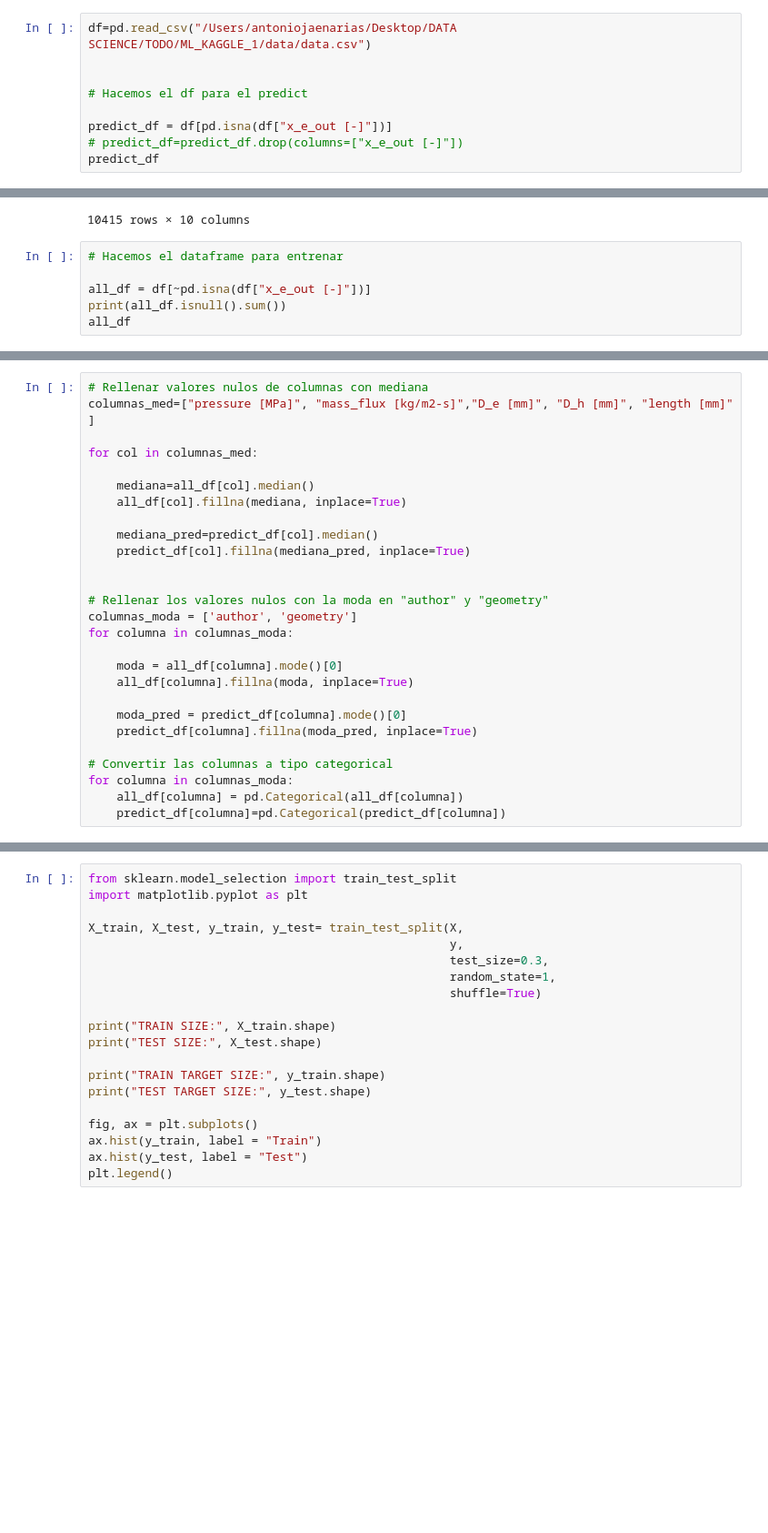
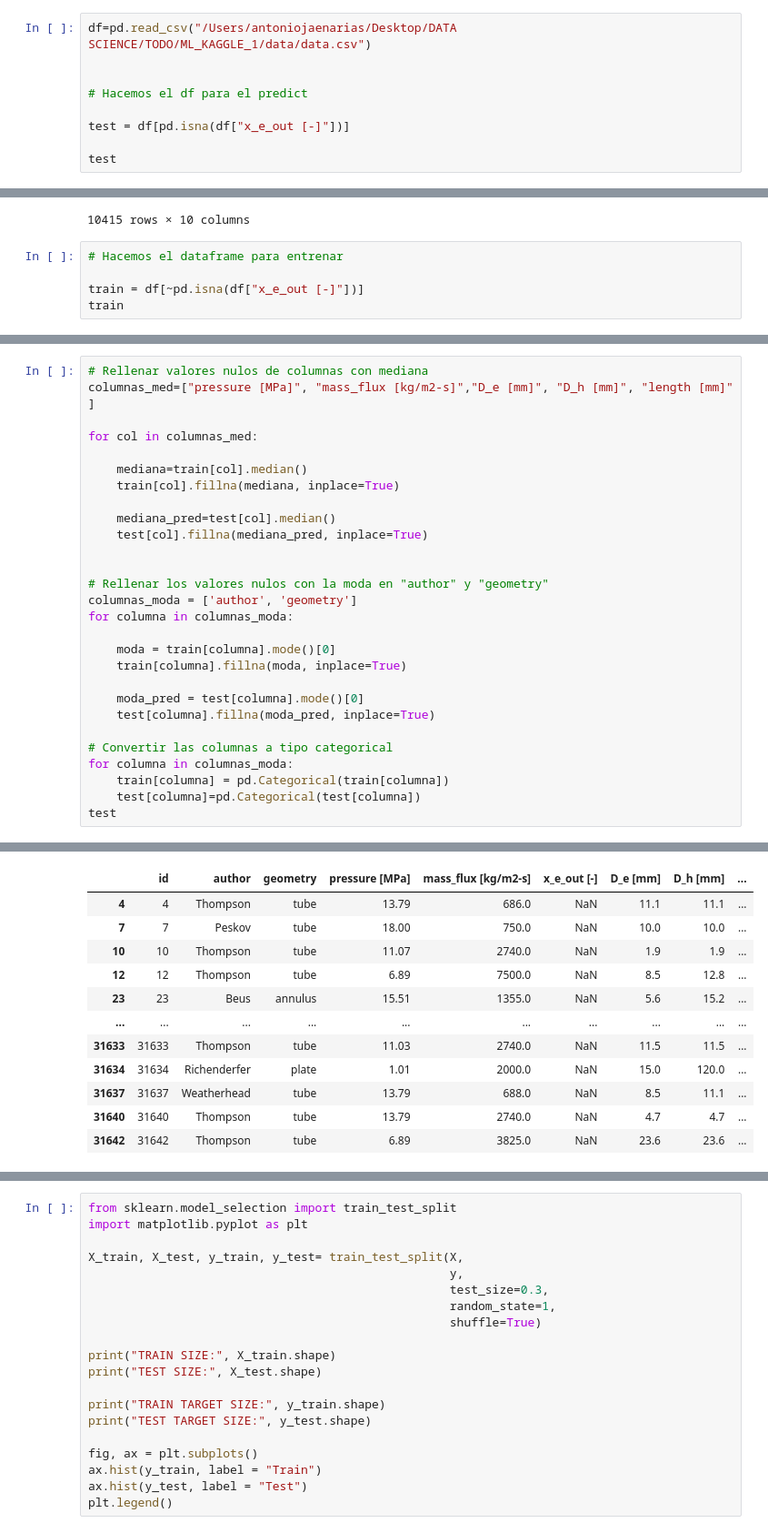
Before and after one commit to antoja97/ML_KAGGLE_1, a Jupyter notebook: notebooks/modelos.ipynb, the cells around one changed output, grey strips where cells are left out. Shown at 91% size. Cells and saved outputs as stored; diff of their text form; blank space fills up the shorter version.

```diff
--- a/notebooks/modelos.ipynb
+++ b/notebooks/modelos.ipynb
@@ -7,9 +7,9 @@ df=pd.read_csv("/Users/antoniojaenarias/Desktop/DATA SCIENCE/TODO/ML_KAGGLE_1/da
 
 # Hacemos el df para el predict
 
-predict_df = df[pd.isna(df["x_e_out [-]"])]
-# predict_df=predict_df.drop(columns=["x_e_out [-]"])
-predict_df
+test = df[pd.isna(df["x_e_out [-]"])]
+
+test
 # %% [output]
 |  | id | author | geometry | pressure [MPa] | mass_flux [kg/m2-s] | x_e_out [-] | D_e [mm] | D_h [mm] | ... |
 | 4 | 4 | NaN | tube | 13.79 | 686.0 | NaN | 11.1 | 11.1 | ... |
@@ -27,7 +27,6 @@ predict_df
 # %%
 # Hacemos el dataframe para entrenar
 
-all_df = df[~pd.isna(df["x_e_out [-]"])]
-print(all_df.isnull().sum())
-all_df
+train = df[~pd.isna(df["x_e_out [-]"])]
+train
 # %% [output]
@@ -61,42 +49,55 @@ columnas_med=["pressure [MPa]", "mass_flux [kg/m2-s]","D_e [mm]", "D_h [mm]", "l
 
 for col in columnas_med:
 
-    mediana=all_df[col].median()
-    all_df[col].fillna(mediana, inplace=True)
+    mediana=train[col].median()
+    train[col].fillna(mediana, inplace=True)
 
-    mediana_pred=predict_df[col].median()
-    predict_df[col].fillna(mediana_pred, inplace=True)
+    mediana_pred=test[col].median()
+    test[col].fillna(mediana_pred, inplace=True)
 
 
 # Rellenar los valores nulos con la moda en "author" y "geometry"
 columnas_moda = ['author', 'geometry']
 for columna in columnas_moda:
 
-    moda = all_df[columna].mode()[0]
-    all_df[columna].fillna(moda, inplace=True)
+    moda = train[columna].mode()[0]
+    train[columna].fillna(moda, inplace=True)
 
-    moda_pred = predict_df[columna].mode()[0]
-    predict_df[columna].fillna(moda_pred, inplace=True)
+    moda_pred = test[columna].mode()[0]
+    test[columna].fillna(moda_pred, inplace=True)
 
 # Convertir las columnas a tipo categorical
 for columna in columnas_moda:
-    all_df[columna] = pd.Categorical(all_df[columna])
-    predict_df[columna]=pd.Categorical(predict_df[columna])
+    train[columna] = pd.Categorical(train[columna])
+    test[columna]=pd.Categorical(test[columna])
+test
 # %% [output]
 A value is trying to be set on a copy of a slice from a DataFrame
 
 See the caveats in the documentation: https://pandas.pydata.org/pandas-docs/stable/user_guide/indexing.html#returning-a-view-versus-a-copy
   return self._update_inplace(result)
 A value is trying to be set on a copy of a slice from a DataFrame
 
 See the caveats in the documentation: https://pandas.pydata.org/pandas-docs/stable/user_guide/indexing.html#returning-a-view-versus-a-copy
   return self._update_inplace(result)
 A value is trying to be set on a copy of a slice from a DataFrame
 
 See the caveats in the documentation: https://pandas.pydata.org/pandas-docs/stable/user_guide/indexing.html#returning-a-view-versus-a-copy
   return self._update_inplace(result)
 ... (32 lines left out)
 A value is trying to be set on a copy of a slice from a DataFrame.
 Try using .loc[row_indexer,col_indexer] = value instead
 
 See the caveats in the documentation: https://pandas.pydata.org/pandas-docs/stable/user_guide/indexing.html#returning-a-view-versus-a-copy
+|  | id | author | geometry | pressure [MPa] | mass_flux [kg/m2-s] | x_e_out [-] | D_e [mm] | D_h [mm] | ... |
+| 4 | 4 | Thompson | tube | 13.79 | 686.0 | NaN | 11.1 | 11.1 | ... |
+| 7 | 7 | Peskov | tube | 18.00 | 750.0 | NaN | 10.0 | 10.0 | ... |
+| 10 | 10 | Thompson | tube | 11.07 | 2740.0 | NaN | 1.9 | 1.9 | ... |
+| 12 | 12 | Thompson | tube | 6.89 | 7500.0 | NaN | 8.5 | 12.8 | ... |
+| 23 | 23 | Beus | annulus | 15.51 | 1355.0 | NaN | 5.6 | 15.2 | ... |
+| ... | ... | ... | ... | ... | ... | ... | ... | ... | ... |
+| 31633 | 31633 | Thompson | tube | 11.03 | 2740.0 | NaN | 11.5 | 11.5 | ... |
+| 31634 | 31634 | Richenderfer | plate | 1.01 | 2000.0 | NaN | 15.0 | 120.0 | ... |
+| 31637 | 31637 | Weatherhead | tube | 13.79 | 688.0 | NaN | 8.5 | 11.1 | ... |
+| 31640 | 31640 | Thompson | tube | 13.79 | 2740.0 | NaN | 4.7 | 4.7 | ... |
+| 31642 | 31642 | Thompson | tube | 6.89 | 3825.0 | NaN | 23.6 | 23.6 | ... |
```
Also changed, not shown: parts of 6 cells of this notebook, 7 other files.
